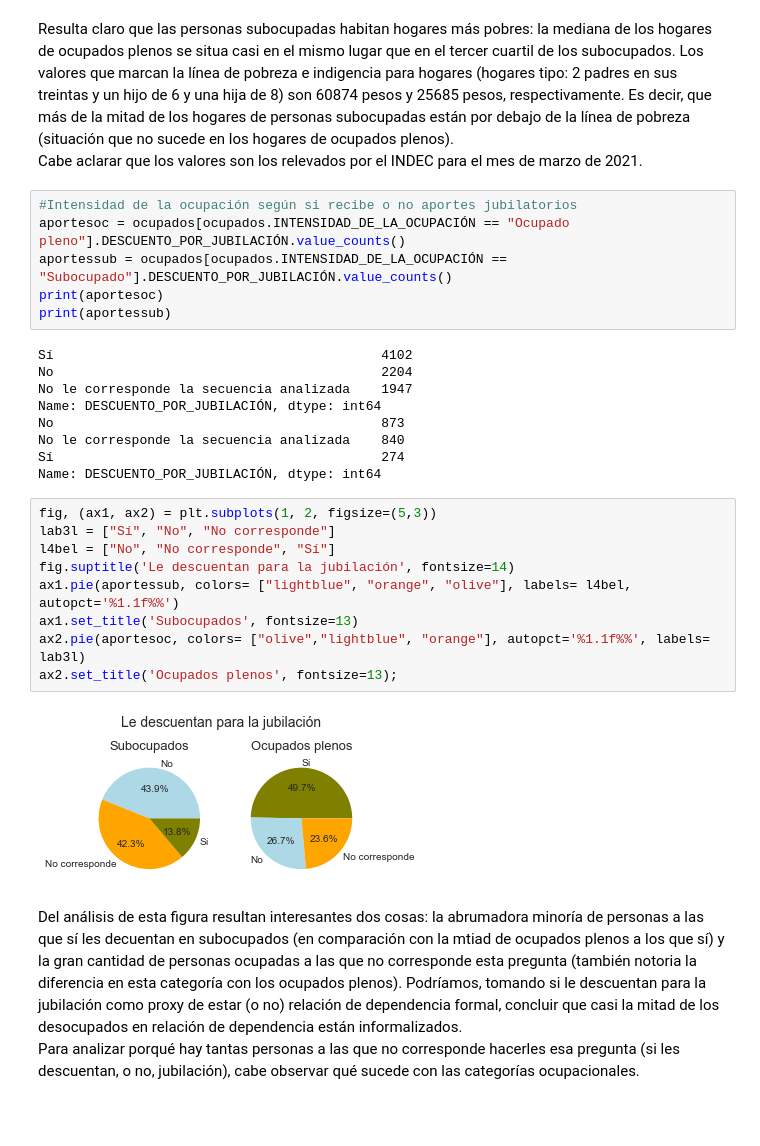
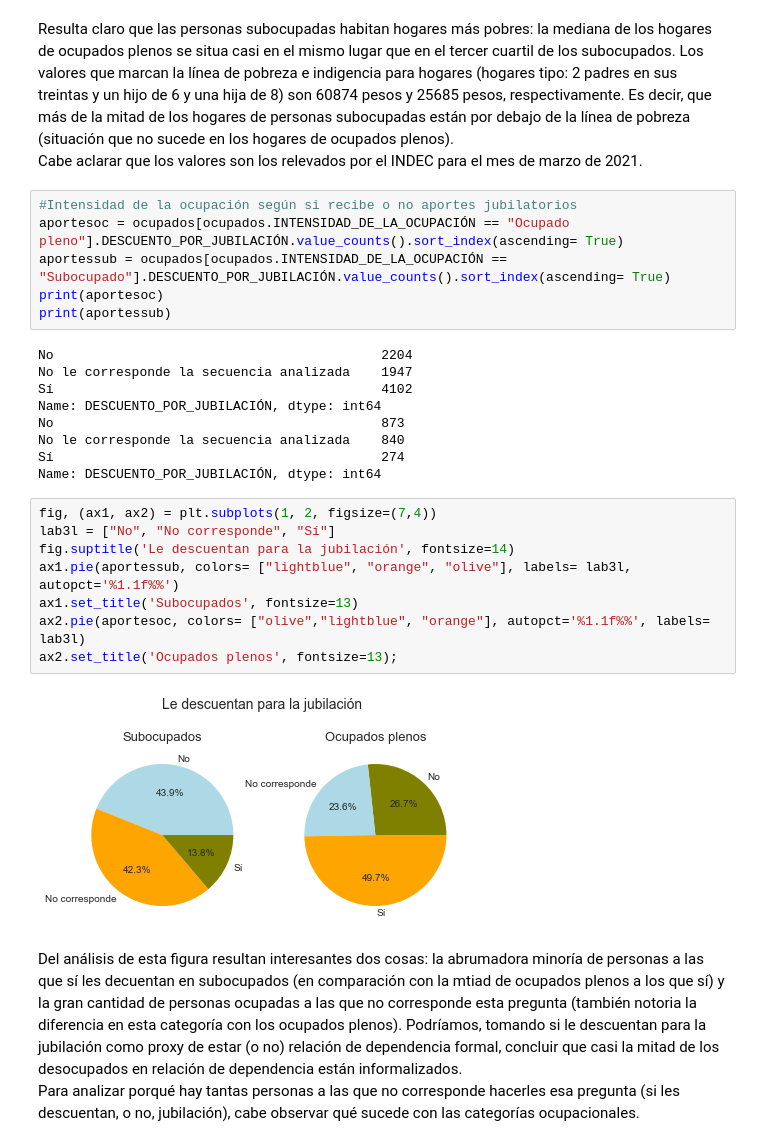
Before and after one commit to VioleCP/EPH-subocupacion, a Jupyter notebook: Subocupación Argentina.ipynb, the cells around one changed output. Saved outputs shown, nothing was run; the diff lists cells and outputs as text; blank space fills up the shorter version.

```diff
--- a/Subocupación Argentina.ipynb
+++ b/Subocupación Argentina.ipynb
@@ -775,30 +775,29 @@ Resulta claro que las personas subocupadas habitan hogares más pobres: la media
 Cabe aclarar que los valores son los relevados por el INDEC para el mes de marzo de 2021.
 # %%
 #Intensidad de la ocupación según si recibe o no aportes jubilatorios
-aportesoc = ocupados[ocupados.INTENSIDAD_DE_LA_OCUPACIÓN == "Ocupado pleno"].DESCUENTO_POR_JUBILACIÓN.value_counts()
-aportessub = ocupados[ocupados.INTENSIDAD_DE_LA_OCUPACIÓN == "Subocupado"].DESCUENTO_POR_JUBILACIÓN.value_counts()
+aportesoc = ocupados[ocupados.INTENSIDAD_DE_LA_OCUPACIÓN == "Ocupado pleno"].DESCUENTO_POR_JUBILACIÓN.value_counts().sort_index(ascending= True)
+aportessub = ocupados[ocupados.INTENSIDAD_DE_LA_OCUPACIÓN == "Subocupado"].DESCUENTO_POR_JUBILACIÓN.value_counts().sort_index(ascending= True)
 print(aportesoc)
 print(aportessub)
 # %% [output]
-Sí                                          4102
 No                                          2204
 No le corresponde la secuencia analizada    1947
+Sí                                          4102
 Name: DESCUENTO_POR_JUBILACIÓN, dtype: int64
 No                                          873
 No le corresponde la secuencia analizada    840
 Sí                                          274
 Name: DESCUENTO_POR_JUBILACIÓN, dtype: int64
 # %%
-fig, (ax1, ax2) = plt.subplots(1, 2, figsize=(5,3))
-lab3l = ["Sí", "No", "No corresponde"]
-l4bel = ["No", "No corresponde", "Sí"]
+fig, (ax1, ax2) = plt.subplots(1, 2, figsize=(7,4))
+lab3l = ["No", "No corresponde", "Sí"]
 fig.suptitle('Le descuentan para la jubilación', fontsize=14)
-ax1.pie(aportessub, colors= ["lightblue", "orange", "olive"], labels= l4bel, autopct='%1.1f%%')
+ax1.pie(aportessub, colors= ["lightblue", "orange", "olive"], labels= lab3l, autopct='%1.1f%%')
 ax1.set_title('Subocupados', fontsize=13)
 ax2.pie(aportesoc, colors= ["olive","lightblue", "orange"], autopct='%1.1f%%', labels= lab3l)
 ax2.set_title('Ocupados plenos', fontsize=13);
 # %% [output]
-[figure, old version]
+[figure, new version]
 # %% [markdown]
 Del análisis de esta figura resultan interesantes dos cosas: la abrumadora minoría de personas a las que sí les decuentan en subocupados (en comparación con la mtiad de ocupados plenos a los que sí) y la gran cantidad de personas ocupadas a las que no corresponde esta pregunta (también notoria la diferencia en esta categoría con los ocupados plenos). Podríamos, tomando si le descuentan para la jubilación como proxy de estar (o no) relación de dependencia formal, concluir que casi la mitad de los desocupados en relación de dependencia están informalizados.
 Para analizar porqué hay tantas personas a las que no corresponde hacerles esa pregunta (si les descuentan, o no, jubilación), cabe observar qué sucede con las categorías ocupacionales.
```
Also changed, not shown: parts of 18 cells of this notebook.
